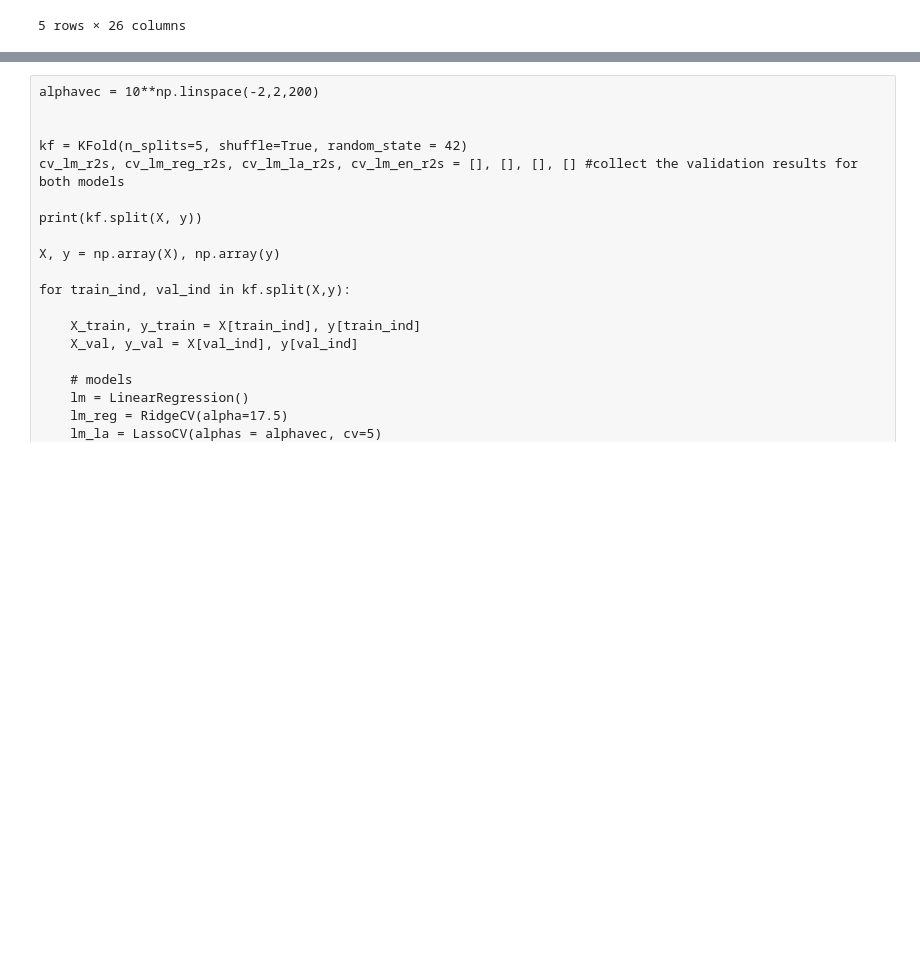
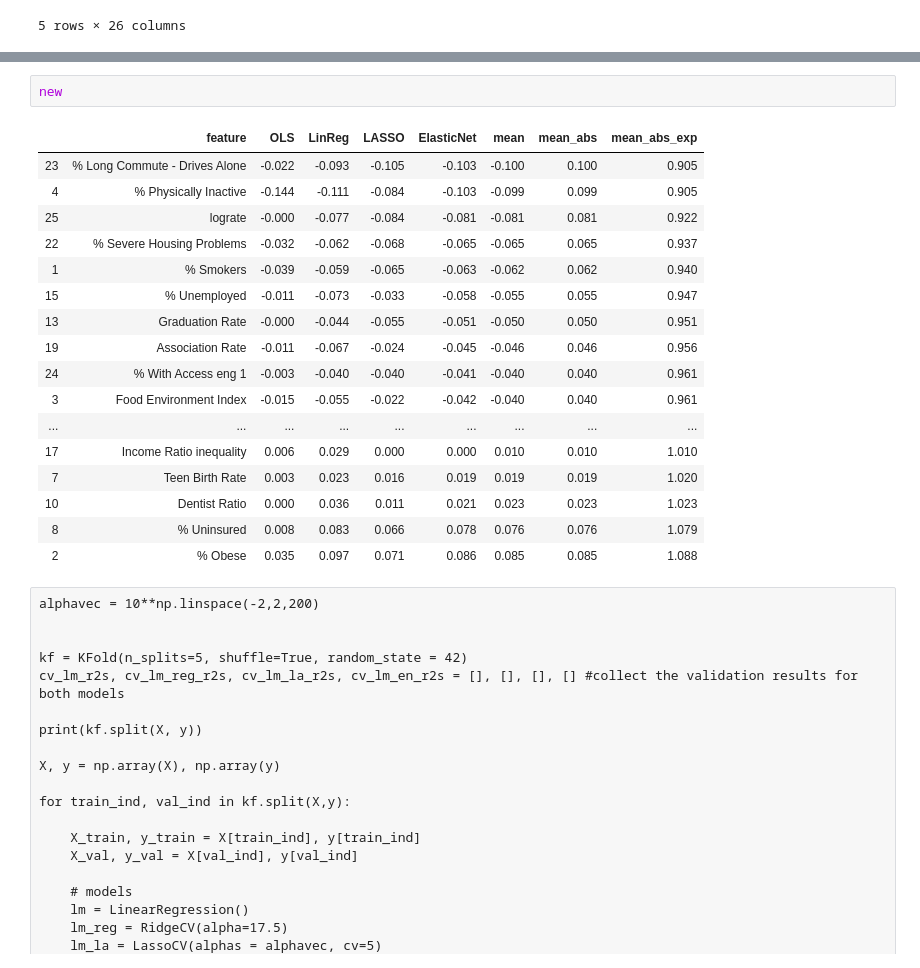
Before and after one commit to zoeyherm/predicting_suicide_rates, a Jupyter notebook: suicide_regression-Copy1.ipynb, the cells around one changed output, grey strips where cells are left out. Drawn from its saved outputs; the diff is of its cells as text; blank space fills up the shorter version.

```diff
--- a/suicide_regression-Copy1.ipynb
+++ b/suicide_regression-Copy1.ipynb
@@ -293,3 +295,23 @@ d = new['mean_abs'].plot.barh()
+# %%
+new
+# %% [output]
+|  | feature | OLS | LinReg | LASSO | ElasticNet | mean | mean_abs | mean_abs_exp |
+| 23 | % Long Commute - Drives Alone | -0.022 | -0.093 | -0.105 | -0.103 | -0.100 | 0.100 | 0.905 |
+| 4 | % Physically Inactive | -0.144 | -0.111 | -0.084 | -0.103 | -0.099 | 0.099 | 0.905 |
+| 25 | lograte | -0.000 | -0.077 | -0.084 | -0.081 | -0.081 | 0.081 | 0.922 |
+| 22 | % Severe Housing Problems | -0.032 | -0.062 | -0.068 | -0.065 | -0.065 | 0.065 | 0.937 |
+| 1 | % Smokers | -0.039 | -0.059 | -0.065 | -0.063 | -0.062 | 0.062 | 0.940 |
+| 15 | % Unemployed | -0.011 | -0.073 | -0.033 | -0.058 | -0.055 | 0.055 | 0.947 |
+| 13 | Graduation Rate | -0.000 | -0.044 | -0.055 | -0.051 | -0.050 | 0.050 | 0.951 |
+| 19 | Association Rate | -0.011 | -0.067 | -0.024 | -0.045 | -0.046 | 0.046 | 0.956 |
+| 24 | % With Access eng 1 | -0.003 | -0.040 | -0.040 | -0.041 | -0.040 | 0.040 | 0.961 |
+| 3 | Food Environment Index | -0.015 | -0.055 | -0.022 | -0.042 | -0.040 | 0.040 | 0.961 |
+| ... | ... | ... | ... | ... | ... | ... | ... | ... |
+| 17 | Income Ratio inequality | 0.006 | 0.029 | 0.000 | 0.000 | 0.010 | 0.010 | 1.010 |
+| 7 | Teen Birth Rate | 0.003 | 0.023 | 0.016 | 0.019 | 0.019 | 0.019 | 1.020 |
+| 10 | Dentist Ratio | 0.000 | 0.036 | 0.011 | 0.021 | 0.023 | 0.023 | 1.023 |
+| 8 | % Uninsured | 0.008 | 0.083 | 0.066 | 0.078 | 0.076 | 0.076 | 1.079 |
+| 2 | % Obese | 0.035 | 0.097 | 0.071 | 0.086 | 0.085 | 0.085 | 1.088 |
 # %% [raw]
 alphavec = 10**np.linspace(-2,2,200)
 
```
Also changed, not shown: parts of 5 cells of this notebook, 2 other files.
